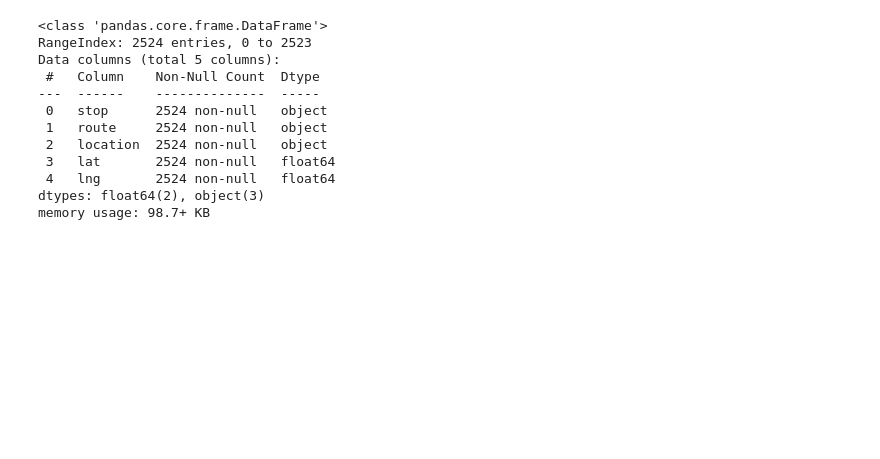
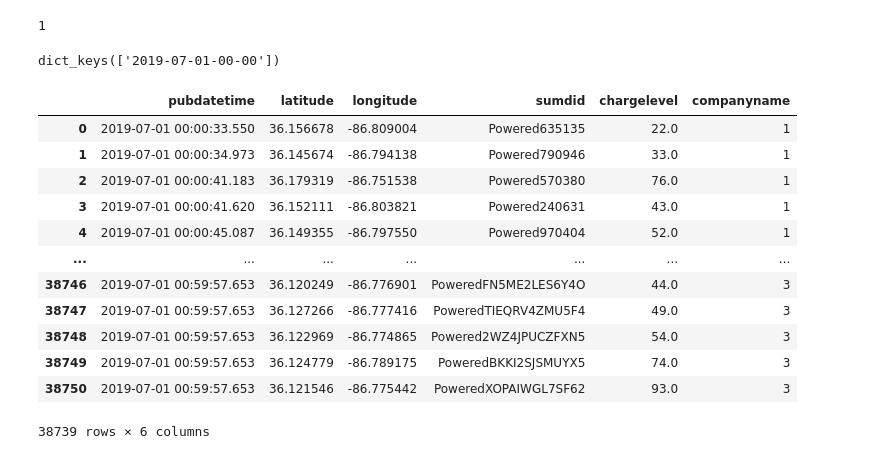
Before and after one commit to derektprice/mapping_scooters_nashville_python, a Jupyter notebook: notebooks/July.ipynb, the cells around one changed output. Cells and saved outputs as stored; diff of their text form; code cells hidden in the pictures; blank space fills up the shorter version.

```diff
--- a/notebooks/July.ipynb
+++ b/notebooks/July.ipynb
@@ -29,15 +19,63 @@ bus.head()
-# %%
-bus.info()
-# %% [output]
-<class 'pandas.core.frame.DataFrame'>
-RangeIndex: 2524 entries, 0 to 2523
-Data columns (total 5 columns):
- #   Column    Non-Null Count  Dtype
----  ------    --------------  -----
- 0   stop      2524 non-null   object
- 1   route     2524 non-null   object
- 2   location  2524 non-null   object
- 3   lat       2524 non-null   float64
- 4   lng       2524 non-null   float64
-dtypes: float64(2), object(3)
-memory usage: 98.7+ KB
+# %%
+#make a list of datetimes with datetime function
+start = datetime(2019, 7, 1, 0, 0)
+end = datetime(2019, 7, 1, 1, 0)
+delta = timedelta(hours=1)
+timelist = []
+timenamelist = []
+while start <= end:
+    timelist.append(start)
+    timenamelist.append(start.strftime("%Y-%m-%d-%H-%M"))
+    start += delta
+# print(timelist)
+# print(timenamelist)
+# %%
+
+#goal of function: using list of time frames, in this case, days, make a dataframe containing
+#info about the location for each scooter, for each day
+
+
+#make dictionary of dataframes using base dataframe and a user-defined segments_of_time_list
+#from cell above
+def make_day_df(datetime_list, timenames_list, dataframe, colname):
+    resultslist = {} #turn into dictionary
+    x = 0
+    y = 1
+    z = 0
+    while x in range(0,len(datetime_list)-1):
+        starttime = datetime_list[x]
+        endtime = datetime_list[y]
+        mask = (dataframe[colname] > starttime) & (dataframe[colname] <= endtime)
+        framename = dataframe.loc[mask]
+        x += 1
+        y += 1
+        print(x)
+        resultslist[timenames_list[z]] = framename
+        z += 1
+    return resultslist
+
+the_output = make_day_df(timelist, timenamelist, july_loc,"pubdatetime")
+# %% [output]
+1
+# %%
+
+the_output.keys()
+# %% [output]
+dict_keys(['2019-07-01-00-00'])
+# %%
+the_output['2019-07-01-00-00']
+# the_output['2019-05-01-00-00']['sumdid'].nunique()
+# %% [output]
+|  | pubdatetime | latitude | longitude | sumdid | chargelevel | companyname |
+| 0 | 2019-07-01 00:00:33.550 | 36.156678 | -86.809004 | Powered635135 | 22.0 | 1 |
+| 1 | 2019-07-01 00:00:34.973 | 36.145674 | -86.794138 | Powered790946 | 33.0 | 1 |
+| 2 | 2019-07-01 00:00:41.183 | 36.179319 | -86.751538 | Powered570380 | 76.0 | 1 |
+| 3 | 2019-07-01 00:00:41.620 | 36.152111 | -86.803821 | Powered240631 | 43.0 | 1 |
+| 4 | 2019-07-01 00:00:45.087 | 36.149355 | -86.797550 | Powered970404 | 52.0 | 1 |
+| ... | ... | ... | ... | ... | ... | ... |
+| 38746 | 2019-07-01 00:59:57.653 | 36.120249 | -86.776901 | PoweredFN5ME2LES6Y4O | 44.0 | 3 |
+| 38747 | 2019-07-01 00:59:57.653 | 36.127266 | -86.777416 | PoweredTIEQRV4ZMU5F4 | 49.0 | 3 |
+| 38748 | 2019-07-01 00:59:57.653 | 36.122969 | -86.774865 | Powered2WZ4JPUCZFXN5 | 54.0 | 3 |
+| 38749 | 2019-07-01 00:59:57.653 | 36.124779 | -86.789175 | PoweredBKKI2SJSMUYX5 | 74.0 | 3 |
+| 38750 | 2019-07-01 00:59:57.653 | 36.121546 | -86.775442 | PoweredXOPAIWGL7SF62 | 93.0 | 3 |
+38739 rows × 6 columns
```
Also changed, not shown: parts of 10 cells of this notebook, 6 other files.
